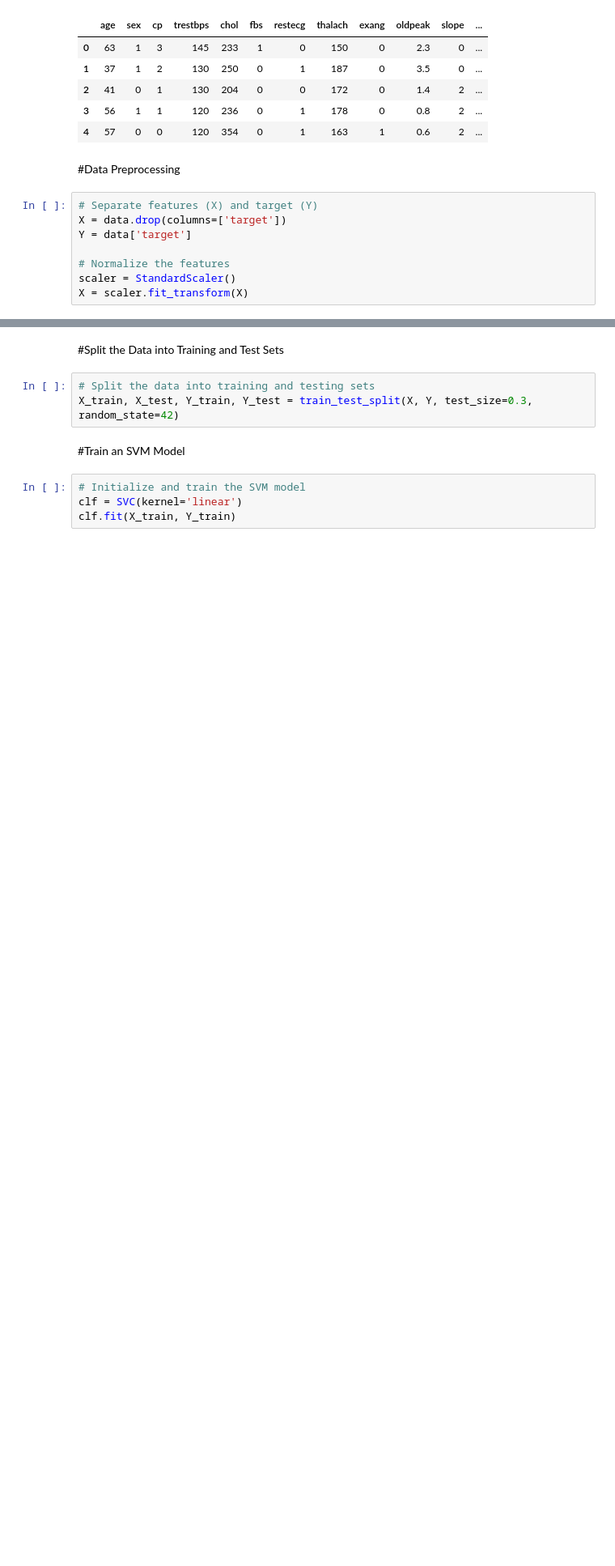
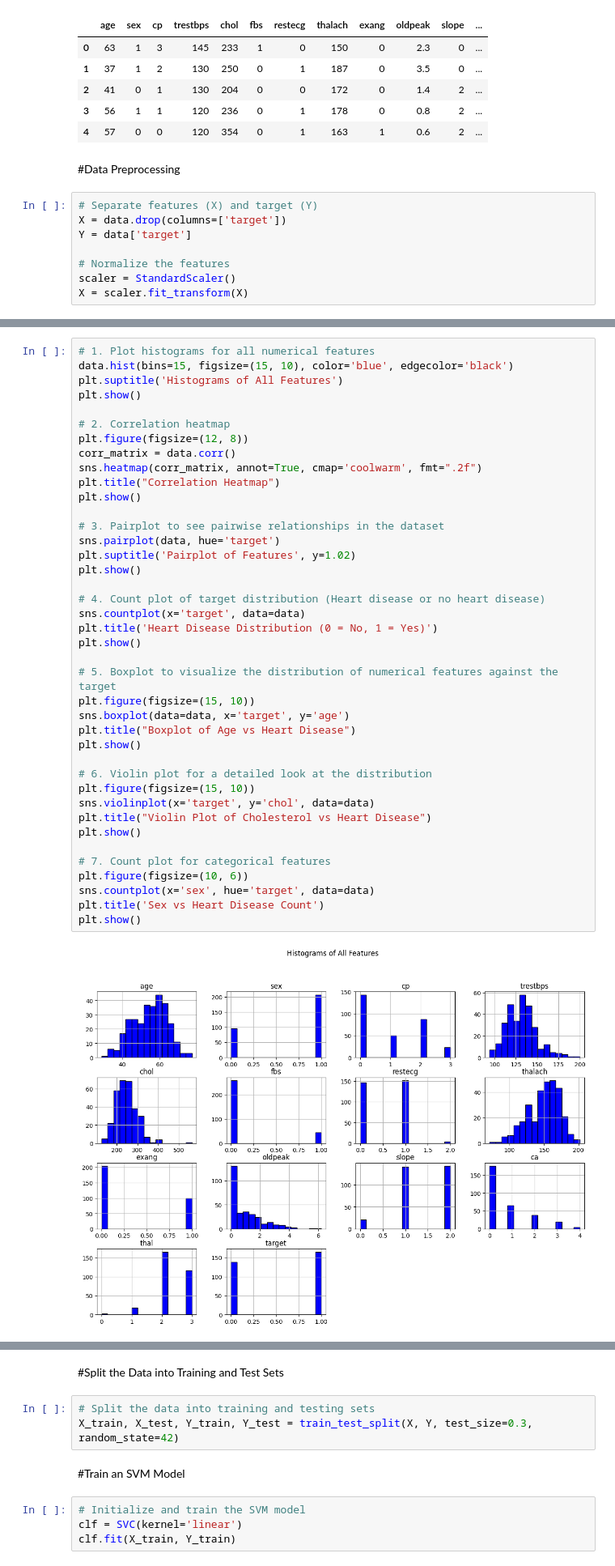
Before and after one commit to VaradLad2/Heart-Disease-Prediction, a Jupyter notebook: Heart_Disease_Prediction.ipynb, the cells around one changed output, grey strips where cells are left out. Shown at 81% size. Cells and saved outputs as stored; diff of their text form; blank space fills up the shorter version.

```diff
--- a/Heart_Disease_Prediction.ipynb
+++ b/Heart_Disease_Prediction.ipynb
@@ -38,0 +43,42 @@ X = scaler.fit_transform(X)
+# %%
+# 1. Plot histograms for all numerical features
+data.hist(bins=15, figsize=(15, 10), color='blue', edgecolor='black')
+plt.suptitle('Histograms of All Features')
+plt.show()
+
+# 2. Correlation heatmap
+plt.figure(figsize=(12, 8))
+corr_matrix = data.corr()
+sns.heatmap(corr_matrix, annot=True, cmap='coolwarm', fmt=".2f")
+plt.title("Correlation Heatmap")
+plt.show()
+
+# 3. Pairplot to see pairwise relationships in the dataset
+sns.pairplot(data, hue='target')
+plt.suptitle('Pairplot of Features', y=1.02)
+plt.show()
+
+# 4. Count plot of target distribution (Heart disease or no heart disease)
+sns.countplot(x='target', data=data)
+plt.title('Heart Disease Distribution (0 = No, 1 = Yes)')
+plt.show()
+
+# 5. Boxplot to visualize the distribution of numerical features against the target
+plt.figure(figsize=(15, 10))
+sns.boxplot(data=data, x='target', y='age')
+plt.title("Boxplot of Age vs Heart Disease")
+plt.show()
+
+# 6. Violin plot for a detailed look at the distribution
+plt.figure(figsize=(15, 10))
+sns.violinplot(x='target', y='chol', data=data)
+plt.title("Violin Plot of Cholesterol vs Heart Disease")
+plt.show()
+
+# 7. Count plot for categorical features
+plt.figure(figsize=(10, 6))
+sns.countplot(x='sex', hue='target', data=data)
+plt.title('Sex vs Heart Disease Count')
+plt.show()
+# %% [output]
+[figure, added]
```
Also changed, not shown: parts of 4 cells of this notebook.
